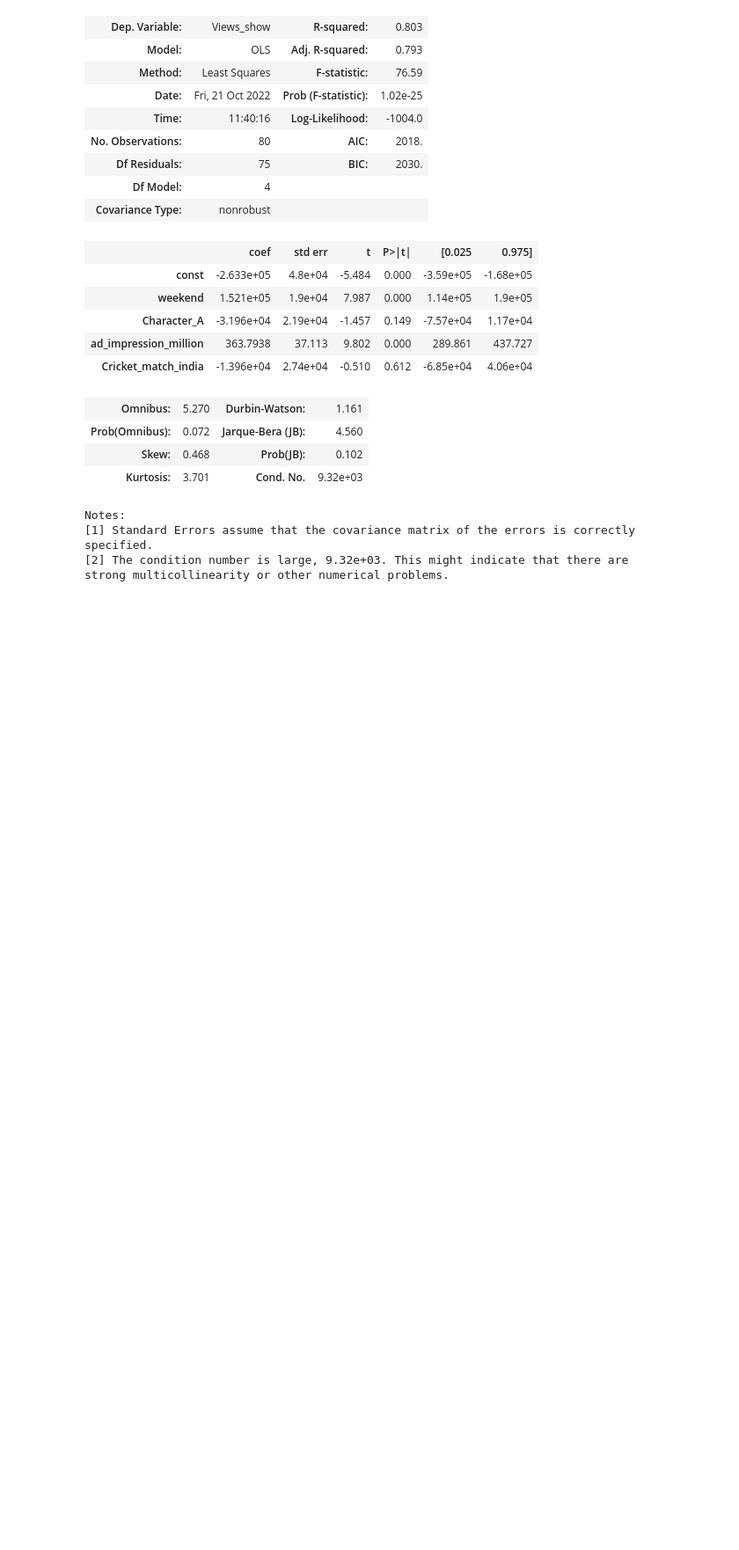
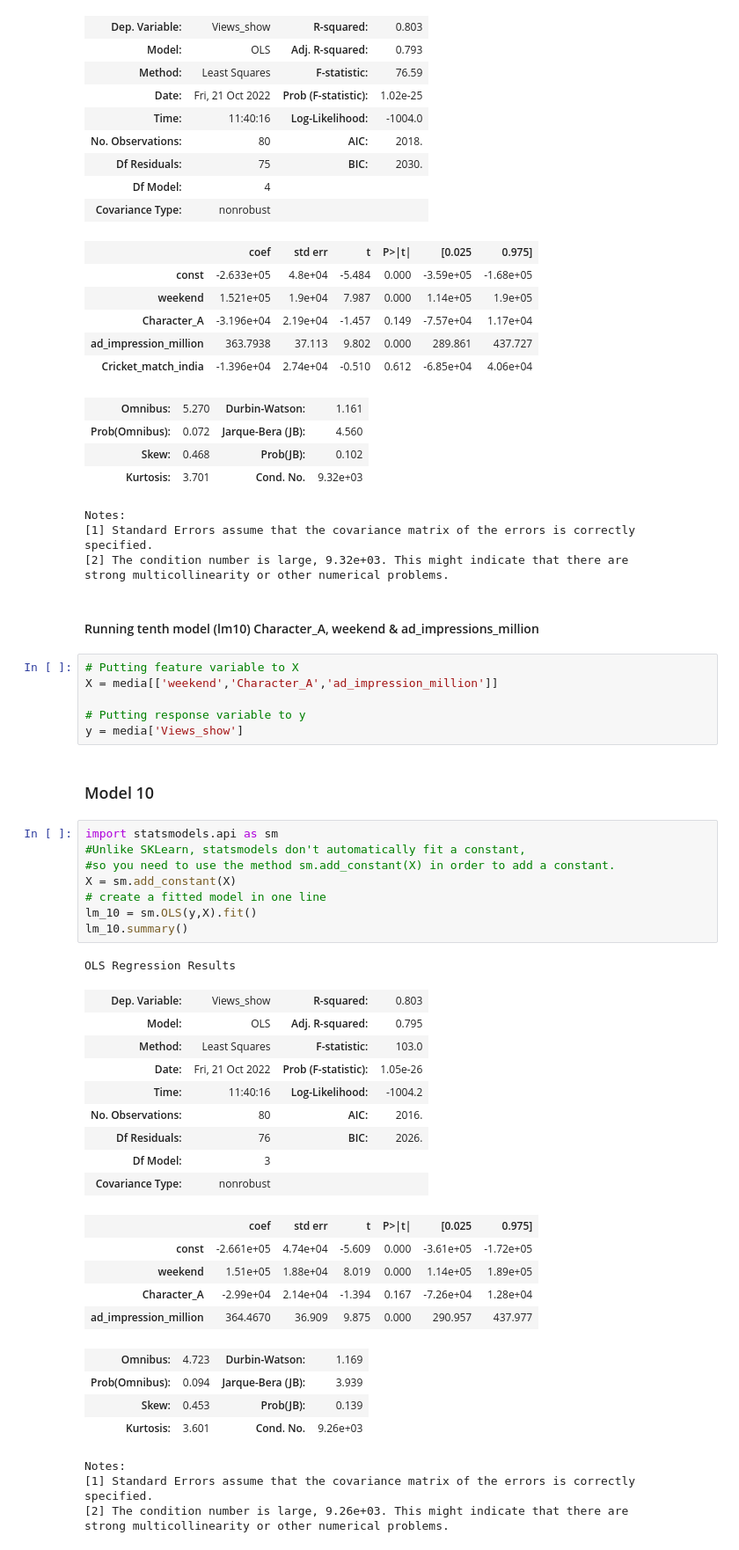
Before and after one commit to vivekkum-ar/Media-Company-Linear-Regression, a Jupyter notebook: Media-Company-Case-Study.ipynb, the cells around one changed output. Shown at 88% size. Drawn from its saved outputs; the diff is of its cells as text; blank space fills up the shorter version.

Commit message:
Model10: Character_A, weekend & ad_impressions_million

```diff
--- a/Media-Company-Case-Study.ipynb
+++ b/Media-Company-Case-Study.ipynb
@@ -665,3 +665,45 @@ Notes:
 [1] Standard Errors assume that the covariance matrix of the errors is correctly specified.
 [2] The condition number is large, 9.32e+03. This might indicate that there are
 strong multicollinearity or other numerical problems.
+# %% [markdown]
+#### Running tenth model (lm10) Character_A, weekend & ad_impressions_million
+# %%
+# Putting feature variable to X
+X = media[['weekend','Character_A','ad_impression_million']]
+
+# Putting response variable to y
+y = media['Views_show']
+# %% [markdown]
+### Model 10
+# %%
+import statsmodels.api as sm
+#Unlike SKLearn, statsmodels don't automatically fit a constant,
+#so you need to use the method sm.add_constant(X) in order to add a constant.
+X = sm.add_constant(X)
+# create a fitted model in one line
+lm_10 = sm.OLS(y,X).fit()
+lm_10.summary()
+# %% [output]
+OLS Regression Results
+| Dep. Variable: | Views_show | R-squared: | 0.803 |
+| Model: | OLS | Adj. R-squared: | 0.795 |
+| Method: | Least Squares | F-statistic: | 103.0 |
+| Date: | Fri, 21 Oct 2022 | Prob (F-statistic): | 1.05e-26 |
+| Time: | 11:40:16 | Log-Likelihood: | -1004.2 |
+| No. Observations: | 80 | AIC: | 2016. |
+| Df Residuals: | 76 | BIC: | 2026. |
+| Df Model: | 3 |  |  |
+| Covariance Type: | nonrobust |  |  |
+|  | coef | std err | t | P>|t| | [0.025 | 0.975] |
+| const | -2.661e+05 | 4.74e+04 | -5.609 | 0.000 | -3.61e+05 | -1.72e+05 |
+| weekend | 1.51e+05 | 1.88e+04 | 8.019 | 0.000 | 1.14e+05 | 1.89e+05 |
+| Character_A | -2.99e+04 | 2.14e+04 | -1.394 | 0.167 | -7.26e+04 | 1.28e+04 |
+| ad_impression_million | 364.4670 | 36.909 | 9.875 | 0.000 | 290.957 | 437.977 |
+| Omnibus: | 4.723 | Durbin-Watson: | 1.169 |
+| Prob(Omnibus): | 0.094 | Jarque-Bera (JB): | 3.939 |
+| Skew: | 0.453 | Prob(JB): | 0.139 |
+| Kurtosis: | 3.601 | Cond. No. | 9.26e+03 |
+Notes:
+[1] Standard Errors assume that the covariance matrix of the errors is correctly specified.
+[2] The condition number is large, 9.26e+03. This might indicate that there are
+strong multicollinearity or other numerical problems.
```
Also changed, not shown: parts of 4 cells of this notebook.
